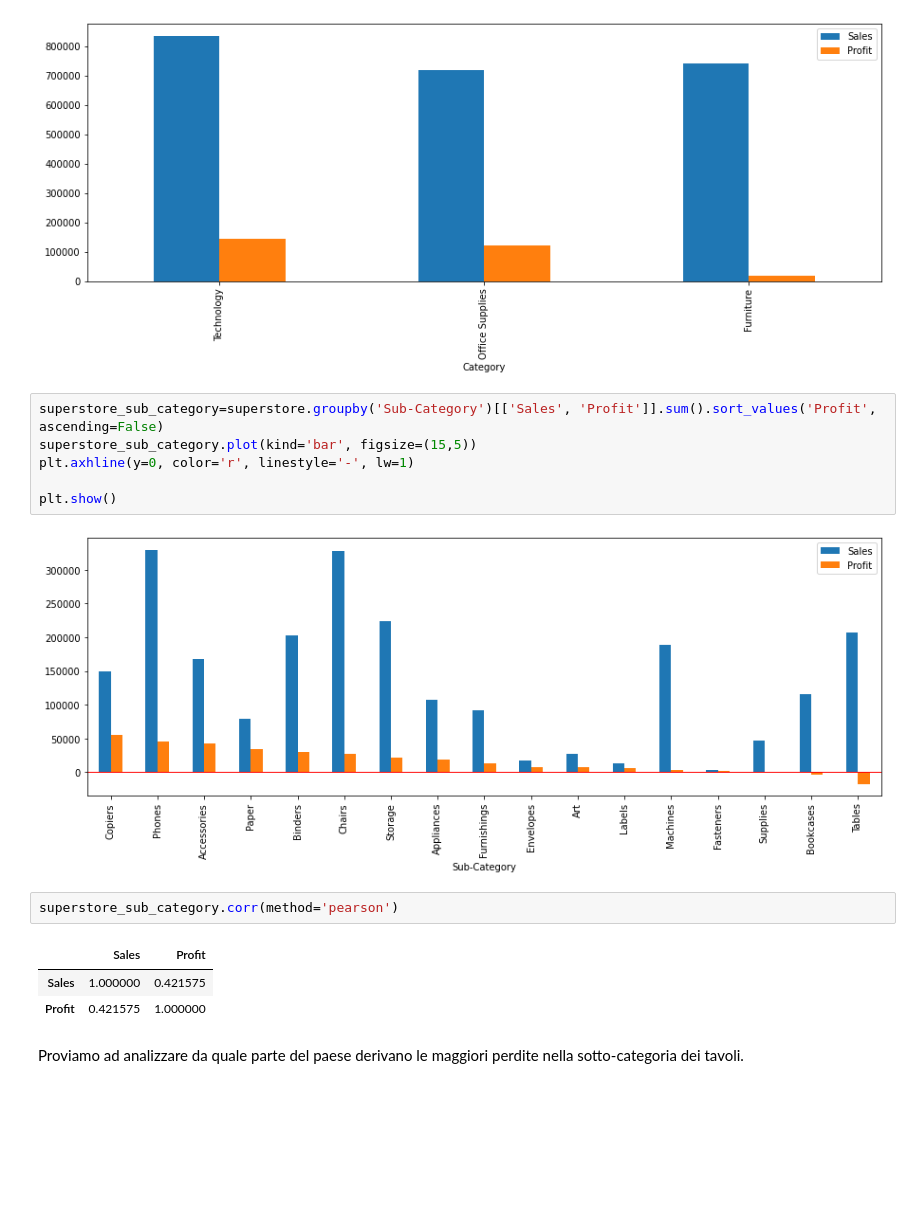
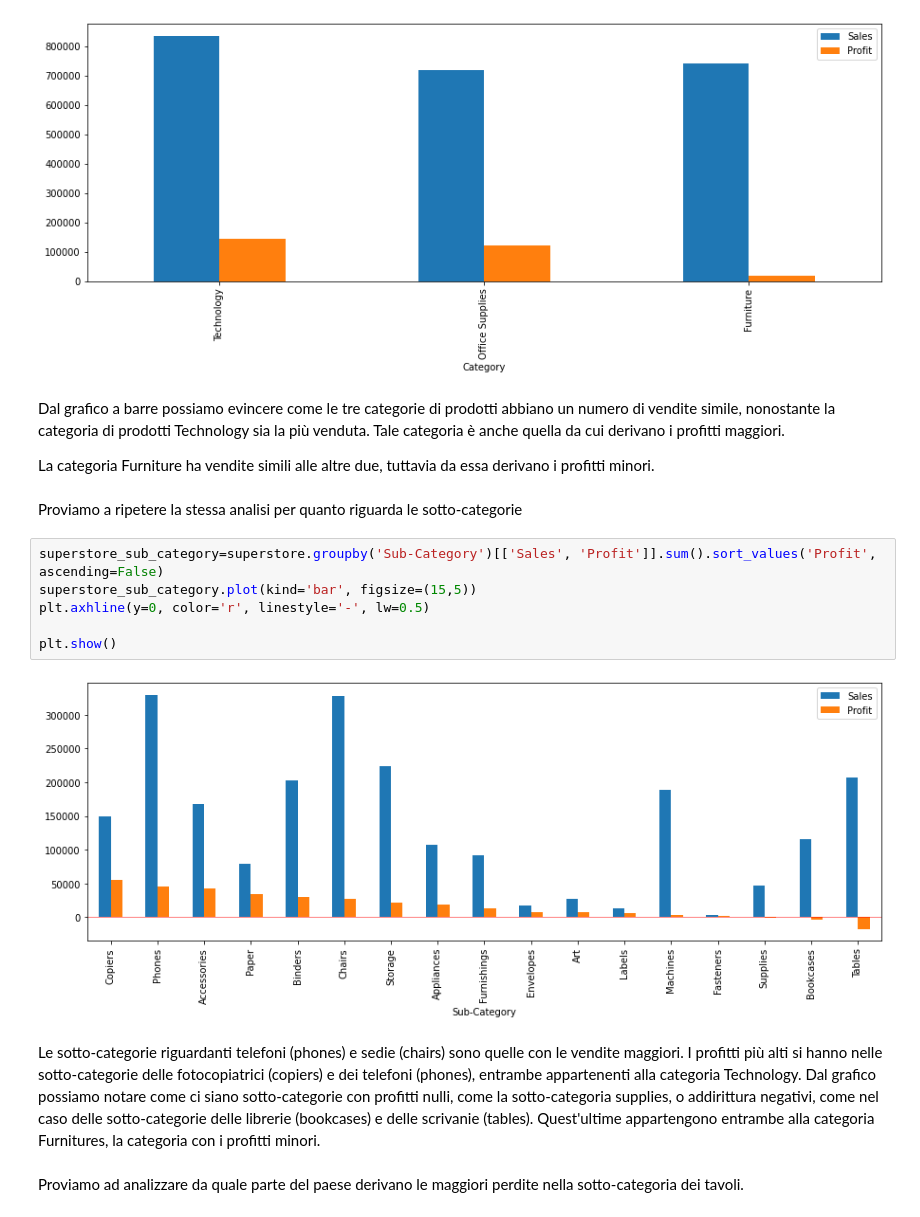
Before and after one commit to marti-brocchi/DataScience_Superstore, a Jupyter notebook: Progetto - Dataset Superstore.ipynb, the cells around one changed output. Saved outputs shown, nothing was run; the diff lists cells and outputs as text; blank space fills up the shorter version.

```diff
--- a/Progetto - Dataset Superstore.ipynb
+++ b/Progetto - Dataset Superstore.ipynb
@@ -93,20 +95,22 @@ superstore_category.plot(kind='bar', figsize=(15,5))
 plt.show()
 # %% [output]
 [figure]
+# %% [markdown]
+Dal grafico a barre possiamo evincere come le tre categorie di prodotti abbiano un numero di vendite simile, nonostante la categoria di prodotti Technology sia la più venduta. Tale categoria è anche quella da cui derivano i profitti maggiori.
+
+La categoria Furniture ha vendite simili alle altre due, tuttavia da essa derivano i profitti minori.
+# %% [markdown]
+Proviamo a ripetere la stessa analisi per quanto riguarda le sotto-categorie
 # %%
 superstore_sub_category=superstore.groupby('Sub-Category')[['Sales', 'Profit']].sum().sort_values('Profit', ascending=False)
 superstore_sub_category.plot(kind='bar', figsize=(15,5))
-plt.axhline(y=0, color='r', linestyle='-', lw=1)
+plt.axhline(y=0, color='r', linestyle='-', lw=0.5)
 
 plt.show()
 # %% [output]
-[figure, old version]
+[figure, new version]
-# %%
-superstore_sub_category.corr(method='pearson')
-# %% [output]
-|  | Sales | Profit |
-| Sales | 1.000000 | 0.421575 |
-| Profit | 0.421575 | 1.000000 |
+# %% [markdown]
+Le sotto-categorie riguardanti telefoni (phones) e sedie (chairs) sono quelle con le vendite maggiori. I profitti più alti si hanno nelle sotto-categorie delle fotocopiatrici (copiers) e dei telefoni (phones), entrambe appartenenti alla categoria Technology. Dal grafico possiamo notare come ci siano sotto-categorie con profitti nulli, come la sotto-categoria supplies, o addirittura negativi, come nel caso delle sotto-categorie delle librerie (bookcases) e delle scrivanie (tables). Quest'ultime appartengono entrambe alla categoria Furnitures, la categoria con i profitti minori.
 # %% [markdown]
 Proviamo ad analizzare da quale parte del paese derivano le maggiori perdite nella sotto-categoria dei tavoli.
 # %%
```
Also changed, not shown: parts of 8 cells of this notebook.
